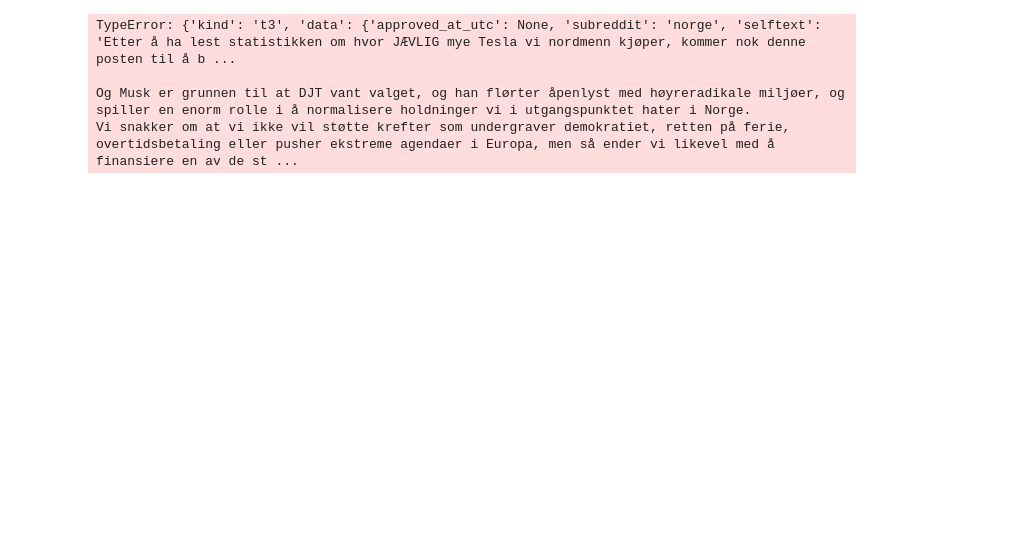
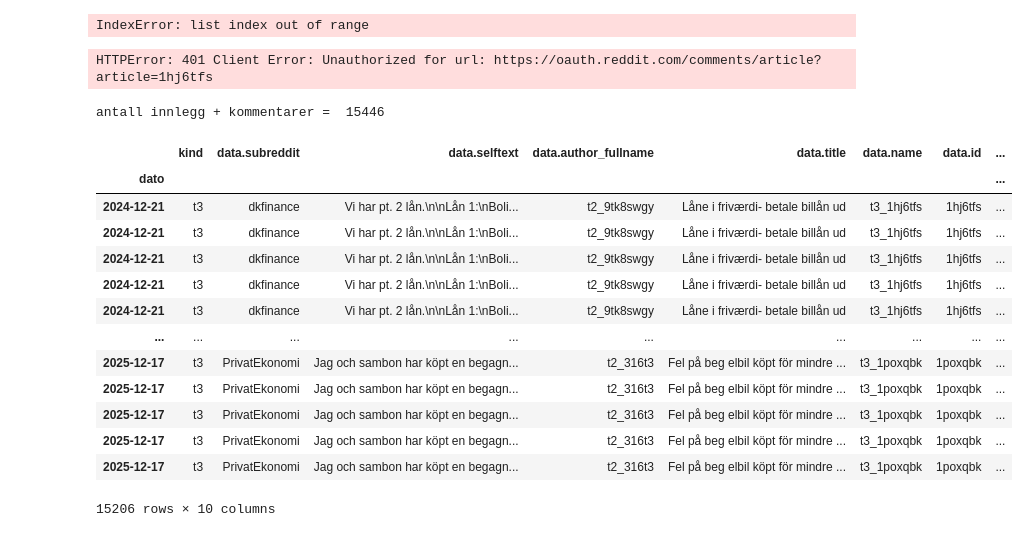
Before and after one commit to hgeorgsch/dataprogexercises, a Jupyter notebook: sandkasse/webAPI/Reddit-bruk.ipynb, the cells around one changed output. Cells and saved outputs as stored; diff of their text form; code cells hidden in the pictures; blank space fills up the shorter version.

Commit message:
redditeks

```diff
--- a/sandkasse/webAPI/Reddit-bruk.ipynb
+++ b/sandkasse/webAPI/Reddit-bruk.ipynb
@@ -67,12 +114,18 @@ Jagter lidt førstehånds erfaringer og gerne af den nuancerede afdeling, alle v
+# %%
+kommentar[2]["data"]
+# %% [output]
+IndexError: list index out of range
 # %%
-pd.json_normalize(treff, record_path=["data", "children", ["data", "selftext"]])
 
-                                      treff["data"]["children"][0]["data"]["selftext"]
-print("Antall treff", len(treff["data"]["children"]))
-for post in treff["data"]["children"]:
-    print(post["data"]["selftext"])
+testid = df_search.iloc[0,-3]
+url = df_search.iloc[0,-1]
+
+comments_url = "/comments/article"
+params = {"article": testid}
+
+kommentar = reddit_get(comments_url, params)
+
+with open("kommentartest.json", "w") as file:
+    json.dump(kommentar,file)
 # %% [output]
-TypeError: {'kind': 't3', 'data': {'approved_at_utc': None, 'subreddit': 'norge', 'selftext': 'Etter å ha lest statistikken om hvor JÆVLIG mye Tesla vi nordmenn kjøper, kommer nok denne posten til å b ...
-
-Og Musk er grunnen til at DJT vant valget, og han flørter åpenlyst med høyreradikale miljøer, og spiller en enorm rolle i å normalisere holdninger vi i utgangspunktet hater i Norge.
-Vi snakker om at vi ikke vil støtte krefter som undergraver demokratiet, retten på ferie, overtidsbetaling eller pusher ekstreme agendaer i Europa, men så ender vi likevel med å finansiere en av de st ...
+HTTPError: 401 Client Error: Unauthorized for url: https://oauth.reddit.com/comments/article?article=1hj6tfs
@@ -78,0 +143,50 @@ Vi snakker om at vi ikke vil støtte krefter som undergraver demokratiet, retten
+# %%
+def get_comments(artikkel_id):
+    comments_url = "/comments/article"
+    params = {"article": artikkel_id}
+    data = reddit_get(comments_url, params)
+    kommentarer = data[1]["data"]["children"].copy()
+    out = []
+    while len(kommentarer) > 0:
+        kom = kommentarer.pop()
+        if kom["kind"] == "Listing":
+            kommentarer.extend(kom["data"]["children"])
+        elif kom["kind"] == "t1":
+            out.append(kom["data"]["body"])
+            if isinstance(kom["data"]["replies"], dict):
+                kommentarer.append(kom["data"]["replies"])
+    return out
+
+testid = "1nqsvr8"
+kommentarer = get_comments(testid)
+# %%
+df_search["kommentarer"] = df_search["data.id"].map(get_comments)
+# %%
+df_search.set_index("data.id")
+n_comments = 243
+
+n_comments += df_search["kommentarer"].map(len).sum()
+print("antall innlegg + kommentarer = ", n_comments)
+# %% [output]
+antall innlegg + kommentarer =  15446
+# %%
+df_search.index.name = "dato"
+df = df_search.copy()
+# %%
+df = df.explode("kommentarer")
+df
+# %% [output]
+|  | kind | data.subreddit | data.selftext | data.author_fullname | data.title | data.name | data.id | ... |
+| dato |  |  |  |  |  |  |  | ... |
+| 2024-12-21 | t3 | dkfinance | Vi har pt. 2 lån.\n\nLån 1:\nBoli... | t2_9tk8swgy | Låne i friværdi- betale billån ud | t3_1hj6tfs | 1hj6tfs | ... |
+| 2024-12-21 | t3 | dkfinance | Vi har pt. 2 lån.\n\nLån 1:\nBoli... | t2_9tk8swgy | Låne i friværdi- betale billån ud | t3_1hj6tfs | 1hj6tfs | ... |
+| 2024-12-21 | t3 | dkfinance | Vi har pt. 2 lån.\n\nLån 1:\nBoli... | t2_9tk8swgy | Låne i friværdi- betale billån ud | t3_1hj6tfs | 1hj6tfs | ... |
+| 2024-12-21 | t3 | dkfinance | Vi har pt. 2 lån.\n\nLån 1:\nBoli... | t2_9tk8swgy | Låne i friværdi- betale billån ud | t3_1hj6tfs | 1hj6tfs | ... |
+| 2024-12-21 | t3 | dkfinance | Vi har pt. 2 lån.\n\nLån 1:\nBoli... | t2_9tk8swgy | Låne i friværdi- betale billån ud | t3_1hj6tfs | 1hj6tfs | ... |
+| ... | ... | ... | ... | ... | ... | ... | ... | ... |
+| 2025-12-17 | t3 | PrivatEkonomi | Jag och sambon har köpt en begagn... | t2_316t3 | Fel på beg elbil köpt för mindre ... | t3_1poxqbk | 1poxqbk | ... |
+| 2025-12-17 | t3 | PrivatEkonomi | Jag och sambon har köpt en begagn... | t2_316t3 | Fel på beg elbil köpt för mindre ... | t3_1poxqbk | 1poxqbk | ... |
+| 2025-12-17 | t3 | PrivatEkonomi | Jag och sambon har köpt en begagn... | t2_316t3 | Fel på beg elbil köpt för mindre ... | t3_1poxqbk | 1poxqbk | ... |
+| 2025-12-17 | t3 | PrivatEkonomi | Jag och sambon har köpt en begagn... | t2_316t3 | Fel på beg elbil köpt för mindre ... | t3_1poxqbk | 1poxqbk | ... |
+| 2025-12-17 | t3 | PrivatEkonomi | Jag och sambon har köpt en begagn... | t2_316t3 | Fel på beg elbil köpt för mindre ... | t3_1poxqbk | 1poxqbk | ... |
+15206 rows × 10 columns
```
Also changed, not shown: parts of 7 cells of this notebook, 1 other file.
